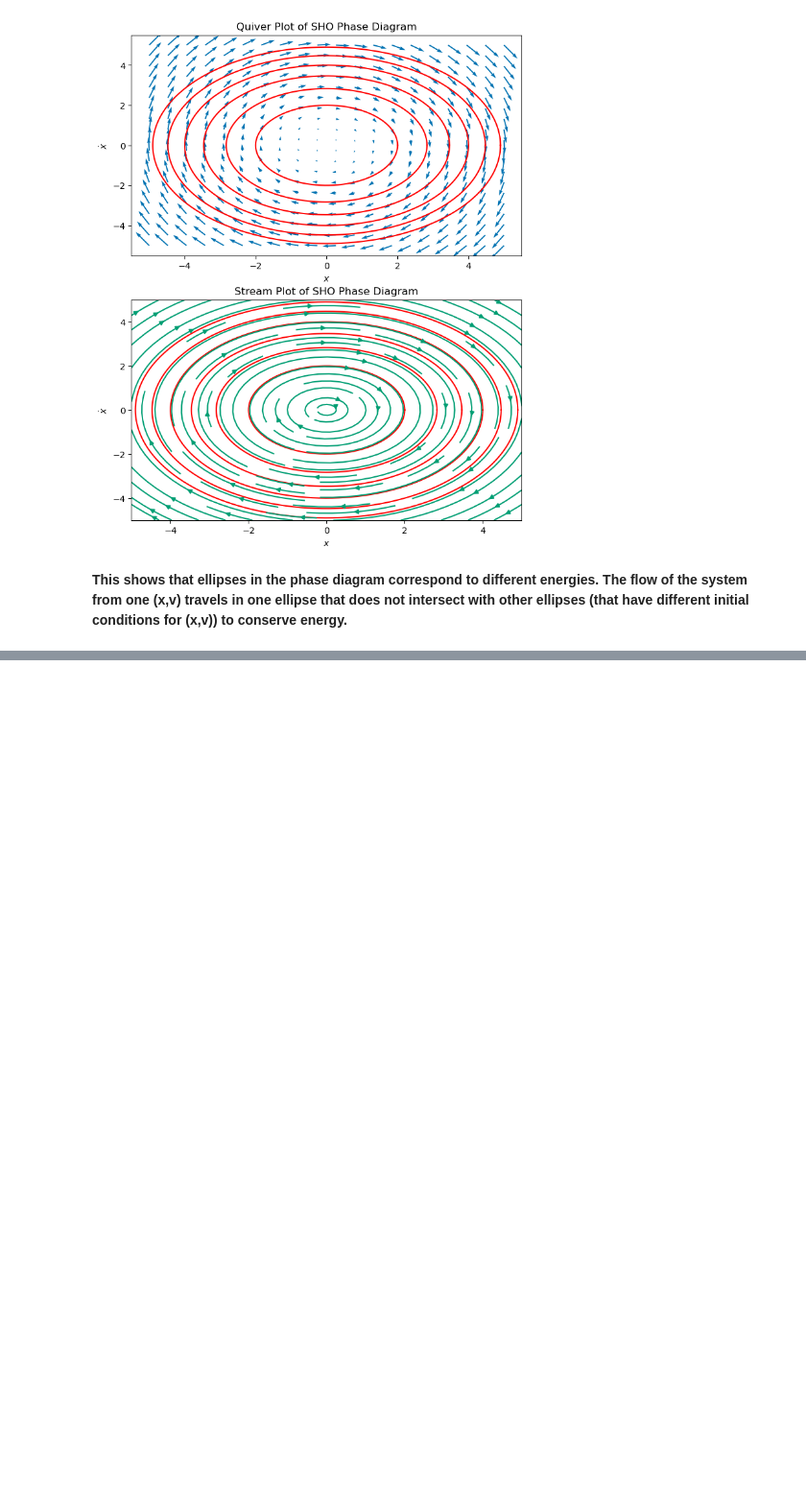
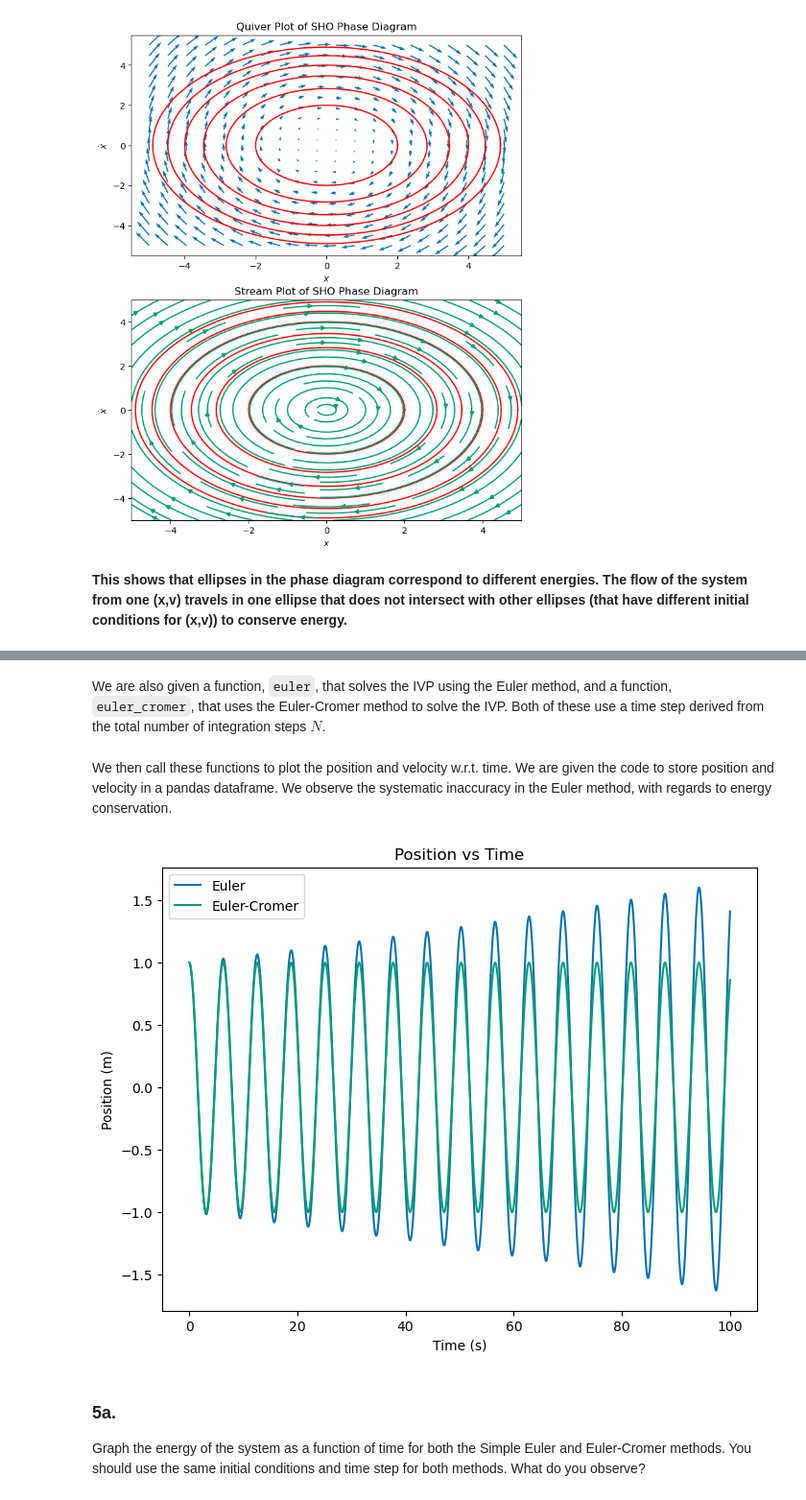
Before and after one commit to BruhddyTheThird/ProfCPisGoatedLib, a Jupyter notebook: HW V.ipynb, the cells around one changed output, grey strips where cells are left out. Shown at 96% size. Drawn from its saved outputs; the diff is of its cells as text; code cells hidden in the pictures; blank space fills up the shorter version.

```diff
--- a/HW V.ipynb
+++ b/HW V.ipynb
@@ -268,0 +271,2 @@ plt.show()
+# %% [markdown]
+We are also given a function, `euler`, that solves the IVP using the Euler method, and a function, `euler_cromer`, that uses the Euler-Cromer method to solve the IVP. Both of these use a time step derived from the total number of integration steps $N$.
@@ -268,0 +281,47 @@ plt.show()
+# %%
+def euler(omega, x0, v0, t0, tf, dt):
+    t = np.arange(t0, tf, dt)
+    x = np.zeros(t.shape)
+    v = np.zeros(t.shape)
+    x[0], v[0] = x0, v0
+
+    for i in range(1, len(t)):
+        x[i] = x[i-1] + dt * v[i-1]
+        v[i] = v[i-1] - dt * omega**2 * x[i-1]
+
+    return t, x, v
+
+def euler_cromer(omega, x0, v0, t0, tf, dt):
+    t = np.arange(t0, tf, dt)
+    x = np.zeros(t.shape)
+    v = np.zeros(t.shape)
+    x[0], v[0] = x0, v0
+
+    for i in range(1, len(t)):
+        v[i] = v[i-1] - dt * omega**2 * x[i-1]
+        x[i] = x[i-1] + dt * v[i]
+
+    return t, x, v
+# %% [markdown]
+We then call these functions to plot the position and velocity w.r.t. time. We are given the code to store position and velocity in a pandas dataframe. We observe the systematic inaccuracy in the Euler method, with regards to energy conservation.
+# %%
+t, x, v = euler(omega, x0, v0, t0, tf, dt)
+eulerdf = pd.DataFrame({'t': t, 'x': x, 'v': v})
+
+t, x, v = euler_cromer(omega, x0, v0, t0, tf, dt)
+euler_cromerdf = pd.DataFrame({'t': t, 'x': x, 'v': v})
+# %%
+# plot all positions vs time on the same graph
+plt.figure(figsize=(8, 6))
+plt.plot(eulerdf['t'], eulerdf['x'], label='Euler')
+plt.plot(euler_cromerdf['t'], euler_cromerdf['x'], label='Euler-Cromer')
+plt.title('Position vs Time')
+plt.xlabel('Time (s)')
+plt.ylabel('Position (m)')
+plt.legend()
+plt.show()
+# %% [output]
+[figure, added]
+# %% [markdown]
+### 5a.
+Graph the energy of the system as a function of time for both the Simple Euler and Euler-Cromer methods. You should use the same initial conditions and time step for both methods. What do you observe?
```
Also changed, not shown: parts of 12 cells of this notebook.
